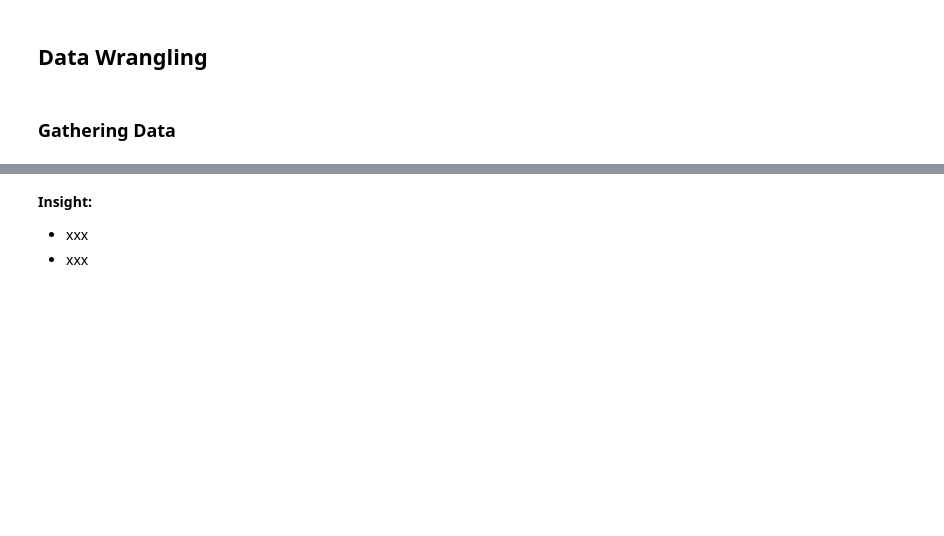
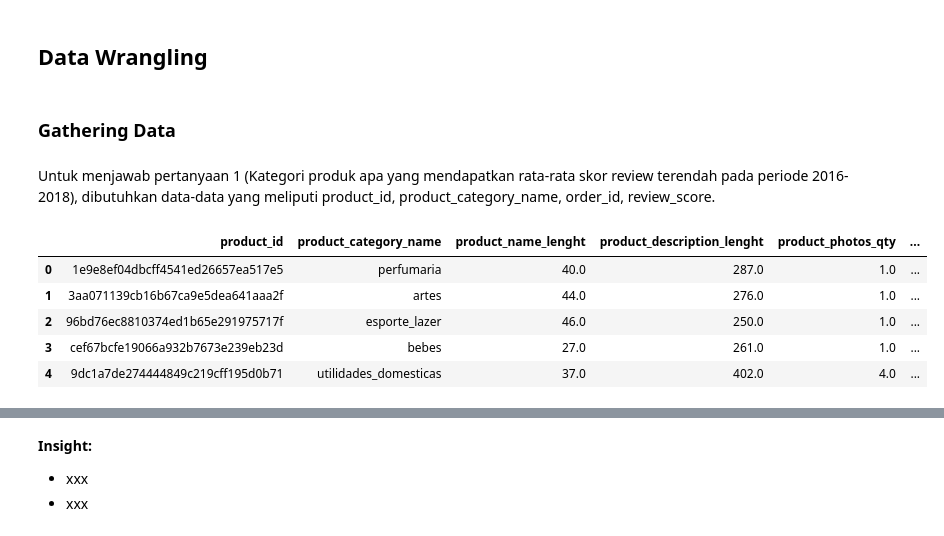
Before and after one commit to f2rra/dicoding, a Jupyter notebook: belajar-analisis-data-dengan-python/Proyek_Analisis_Data.ipynb, the cells around one changed output, grey strips where cells are left out. Drawn from its saved outputs; the diff is of its cells as text; code cells hidden in the pictures; blank space fills up the shorter version.

```diff
--- a/belajar-analisis-data-dengan-python/Proyek_Analisis_Data.ipynb
+++ b/belajar-analisis-data-dengan-python/Proyek_Analisis_Data.ipynb
@@ -30,3 +30,15 @@ order_payments_df = pd.read_csv(f'{data_dir}/order_payments_dataset.csv')
 order_items_df = pd.read_csv(f'{data_dir}/order_items_dataset.csv')
 products_df = pd.read_csv(f'{data_dir}/products_dataset.csv')
 products_translation_df = pd.read_csv(f'{data_dir}/product_category_name_translation.csv')
+# %% [markdown]
+Untuk menjawab pertanyaan 1 (Kategori produk apa yang mendapatkan rata-rata skor review terendah pada periode 2016-2018), dibutuhkan data-data yang meliputi product_id, product_category_name, order_id, review_score.
+# %%
+# Melihat dataframe products
+products_df.head()
+# %% [output]
+|  | product_id | product_category_name | product_name_lenght | product_description_lenght | product_photos_qty | ... |
+| 0 | 1e9e8ef04dbcff4541ed26657ea517e5 | perfumaria | 40.0 | 287.0 | 1.0 | ... |
+| 1 | 3aa071139cb16b67ca9e5dea641aaa2f | artes | 44.0 | 276.0 | 1.0 | ... |
+| 2 | 96bd76ec8810374ed1b65e291975717f | esporte_lazer | 46.0 | 250.0 | 1.0 | ... |
+| 3 | cef67bcfe19066a932b7673e239eb23d | bebes | 27.0 | 261.0 | 1.0 | ... |
+| 4 | 9dc1a7de274444849c219cff195d0b71 | utilidades_domesticas | 37.0 | 402.0 | 4.0 | ... |
```
Also changed, not shown: parts of 16 cells of this notebook.
